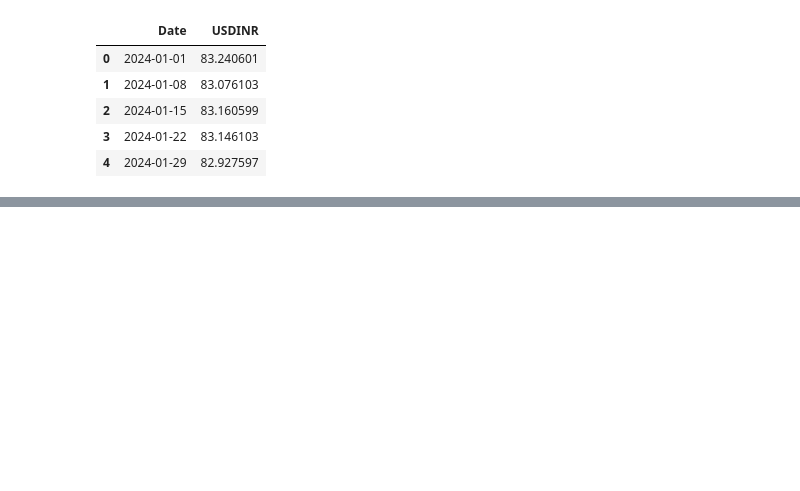
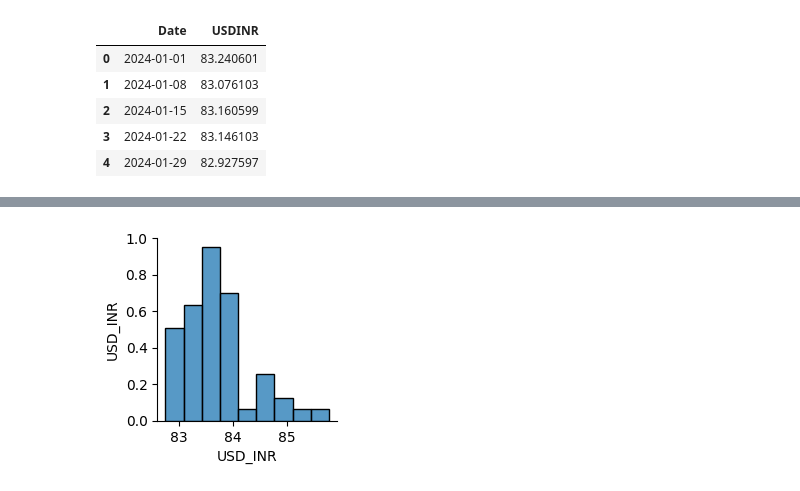
Before and after one commit to arikrishnan123/machine-learning-project, a Jupyter notebook: Untitled8.ipynb, the cells around one changed output, grey strips where cells are left out. Saved outputs shown, nothing was run; the diff lists cells and outputs as text; code cells hidden in the pictures; blank space fills up the shorter version.

```diff
--- a/Untitled8.ipynb
+++ b/Untitled8.ipynb
@@ -99,7 +100,7 @@ import pandas as pd
 import pandas as pd
 from google.colab import files
 uploaded = files.upload()
-df=pd.read_csv("Gold vs USDINR.csv")
-df.head()
+gold_dataset=pd.read_csv("Gold vs USDINR.csv")
+gold_dataset.head()
 # %% [output]
 [interactive output not drawn]
@@ -112,0 +123,2 @@ Saving Gold vs USDINR.csv to Gold vs USDINR.csv
+# %%
+gold_dataset['Goldrate']=gold_dataset['Goldrate'].replace('₹','',regex=True).replace(',','',regex=True)
@@ -112,0 +134,7 @@ Saving Gold vs USDINR.csv to Gold vs USDINR.csv
+# %%
+import seaborn as sns
+import matplotlib.pyplot as plt
+sns.pairplot(gold_dataset)
+plt.show()
+# %% [output]
+[figure, added]
```
Also changed, not shown: parts of 28 cells of this notebook.
